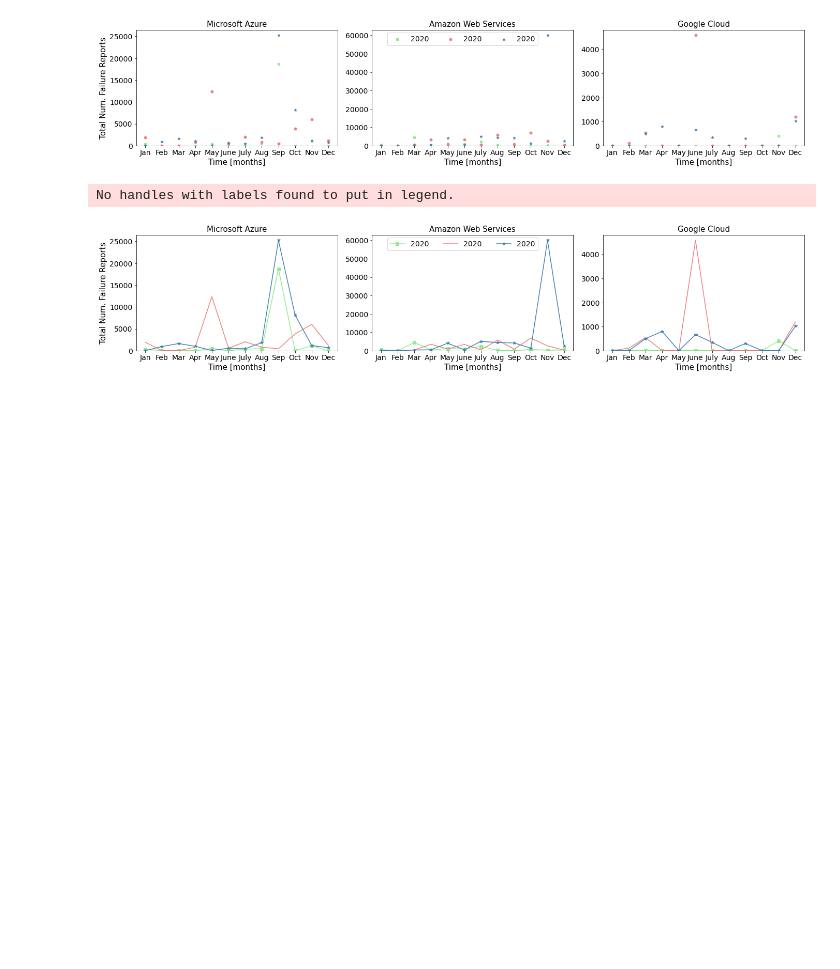
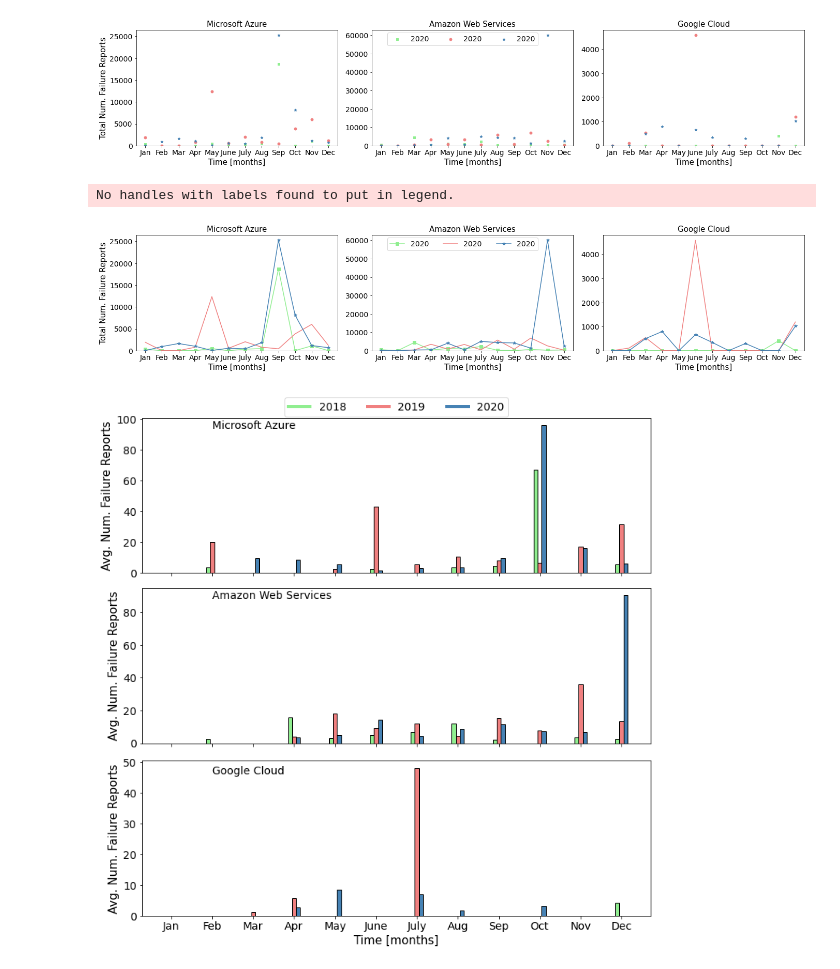
Before and after one commit to CetinMehmet/cloud-failure-characterization, a Jupyter notebook: down-detector/scripts/general_report_count_analysis.ipynb, the cells around one changed output. Drawn from its saved outputs; the diff is of its cells as text; code cells hidden in the pictures; blank space fills up the shorter version.

Commit message:
Event count analysis added

```diff
--- a/down-detector/scripts/general_report_count_analysis.ipynb
+++ b/down-detector/scripts/general_report_count_analysis.ipynb
@@ -10,3 +8,12 @@ df = pd.read_csv(datasets_path + "down_detector_outage_count.csv")
+# %%
+colors = ["lightgreen", "lightcoral", "steelblue"]
+custom_lines = [Line2D([0], [0], color=colors[0], lw=4),
+                Line2D([0], [0], color=colors[1], lw=4),
+                Line2D([0], [0], color=colors[2], lw=4)]
+
+project_dir = str(Path(os.getcwd()).parent)
+datasets_path = project_dir + "/datasets/"
+df = pd.read_csv(datasets_path + "down_detector_outage_count.csv")
 # %%
 df["date"] = pd.to_datetime(df["timestamp"], unit='s')
 df['day_of_week'] = df['date'].dt.dayofweek
@@ -233,3 +240,66 @@ plt.savefig("./plots/monthly_yearly_total_num_failure_reports_lineplot.pdf", dpi
 # %% [output]
 No handles with labels found to put in legend.
 [figure]
+# %%
+df["year"] = df["date"].dt.year
+years = df["year"].unique()
+bar_w = 0.1
+colors = ["lightgreen", "lightcoral", "steelblue"]
+providers = df["provider"].unique()
+fig, ax = plt.subplots(3, 1, figsize=(10, 10), constrained_layout=True)
+for i, vendor in enumerate(providers):
+
+    bar_locs = []
+    bar_heights = []
+    months = [i for i in range(0, 12)]
+    dfs = {2018: [], 2019: [], 2020: []}
+
+    df_vendor = df[df["provider"] == vendor]
+    for year in years:
+        df_year_vendor = df_vendor[df_vendor["year"] == year]
+        partial_grouped_df = df_year_vendor.groupby('month')['count'].mean().reset_index().rename(columns={'count': 'count_sum'})
+        for m in months:
+            if m not in partial_grouped_df["month"].values:
+                partial_grouped_df = partial_grouped_df.append({'month': m, 'count_sum': 0}, ignore_index=True)
+
+            partial_grouped_df = partial_grouped_df.sort_values("month")
+        dfs[year] = partial_grouped_df
+
+    for idx, m in enumerate(months):
+        df_months = []
+        for year in years:
+            dfi = dfs[year]
+            df_m = dfi[dfi["month"] == m]
+            df_months.append(df_m)
+
+        bar_locs.extend([idx - bar_w, idx, idx + bar_w])
+        bar_heights.extend([df_months[0]['count_sum'].values[0], df_months[1]['count_sum'].values[0], df_months[2]['count_sum'].values[0]])
+
+    ax[i].bar(
+         x=bar_locs,
+         height=bar_heights,
+         width=bar_w,
+         align='center',
+         color=colors * int(len(bar_heights) / 3),
+         edgecolor='black'
+    )
+
+    ax[i].set_ylim(0, )
+    if i != len(providers) - 1:
+        ax[i].set_xticklabels([])
+
+    ax[0].legend(custom_lines, ['2018', '2019', '2020'], ncol=3, loc='center', bbox_to_anchor=(0.5, 1.07), fontsize=14)
+    ax[i].set_ylabel("Avg. Num. Failure Reports", fontsize=15)
+    ax[2].set_xlabel("Time [months]", fontsize=15)
+    ax[i].tick_params(axis='both', labelsize=14)
+    ax[i].text(x=1, y=max(bar_heights)-2, s=vendor, fontsize=14)
+    ax[i].set_xticks([month for month in range(0, 12)])
+    ax[2].set_xticklabels(["Jan", "Feb", "Mar", "Apr", "May", "June", "July", "Aug", "Sep", "Oct", "Nov", "Dec"], fontsize=14)
+
+
+    bar_locs = []
+    bar_heights = []
+
+plt.savefig(project_dir + "/plots/monthly_yearly_avg_num_failure_reports_barplots.pdf", dpi=100)
+# %% [output]
+[figure, added]
```
Also changed, not shown: parts of 5 cells of this notebook, 5 other files.
